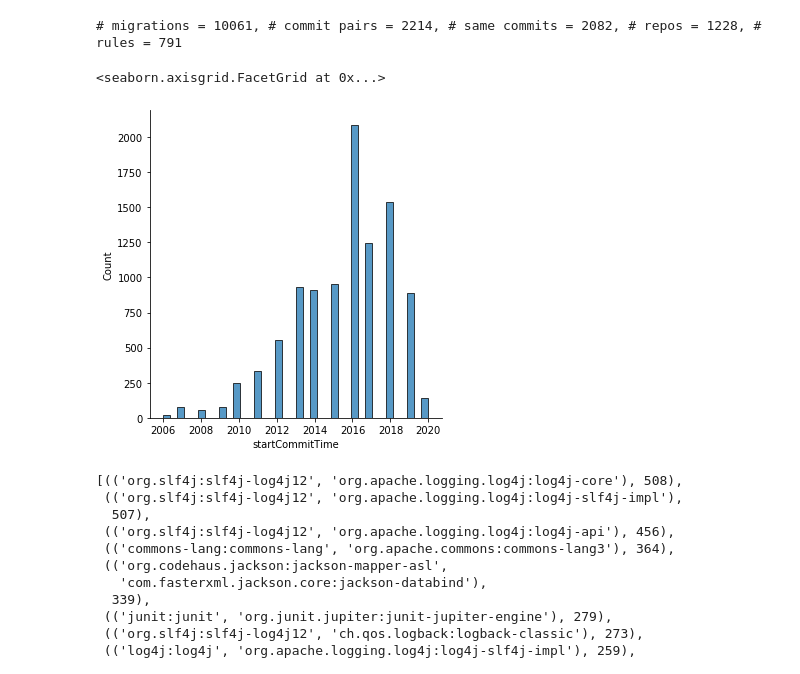
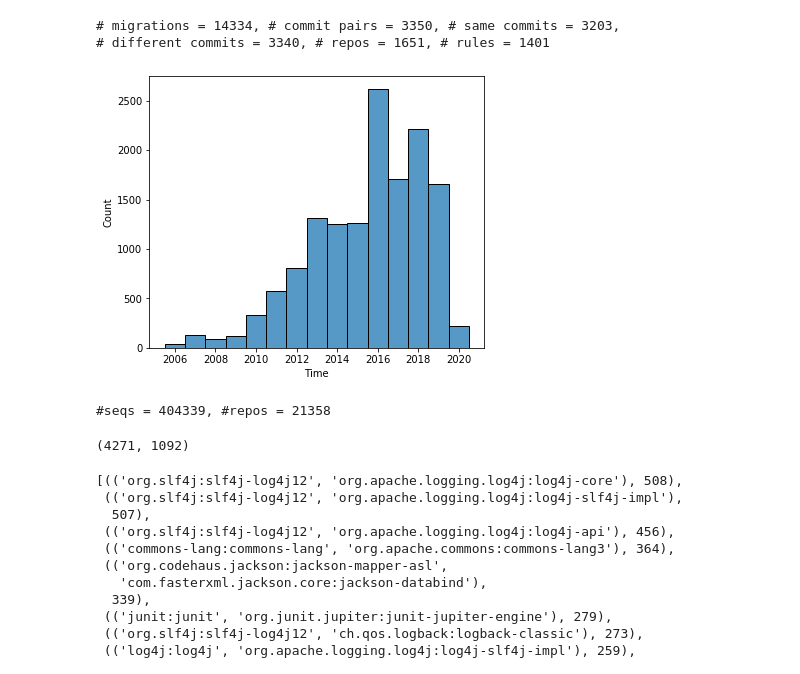
Before and after one commit to hehao98/MigrationHelper, a Jupyter notebook: evaluation/rq4_confirmed_migration_analysis.ipynb, the cells around one changed output. Saved outputs shown, nothing was run; the diff lists cells and outputs as text; code cells hidden in the pictures.

```diff
--- a/evaluation/rq4_confirmed_migration_analysis.ipynb
+++ b/evaluation/rq4_confirmed_migration_analysis.ipynb
@@ -1,18 +1,35 @@
 # %%
 import pandas as pd
-migrations = pd.read_excel("manual/confirmed-migrations.xlsx", parse_dates=["startCommitTime", "endCommitTime"])
-print("# migrations = {}, # commit pairs = {}, # same commits = {}, # repos = {}, # rules = {}".format(
+migrations = pd.read_excel("manual/confirmed-migrations-extended.xlsx", parse_dates=["startCommitTime", "endCommitTime"])
+print("# migrations = {}, # commit pairs = {}, # same commits = {}, \n# different commits = {}, # repos = {}, # rules = {}".format(
     len(migrations),
     len(set(zip(migrations["startCommit"], migrations["endCommit"]))),
     len([x for x, y in set(zip(migrations["startCommit"], migrations["endCommit"])) if x == y]),
+    len(set(migrations["startCommit"]) | set(migrations["endCommit"])),
     len(set(migrations["repoName"])),
     len(set(zip(migrations["fromLib"], migrations["toLib"])))
 ))
 # %% [output]
-# migrations = 10061, # commit pairs = 2214, # same commits = 2082, # repos = 1228, # rules = 791
+# migrations = 14334, # commit pairs = 3350, # same commits = 3203,
+# different commits = 3340, # repos = 1651, # rules = 1401
 # %%
 import seaborn as sns
-sns.displot(migrations["startCommitTime"].map(lambda x: x.date().year))
+import matplotlib.pyplot as plt
+fig, ax = plt.subplots(1, 1, figsize=(6,5))
+sns.histplot(migrations["startCommitTime"].map(lambda x: x.date().year), discrete=1, ax=ax)
+ax.set_xlabel("Time")
+fig.savefig("pic/timedist.pdf", bbox_inches="tight")
 # %% [output]
-<seaborn.axisgrid.FacetGrid at 0x...>
-[figure, old version]
+[figure, new version]
+# %%
+import pymongo
+db = pymongo.MongoClient("mongodb://migration_helper:HeHMgt2020@da1.eecs.utk.edu:27020/migration_helper"
+                           "?authSource=migration_helper").migration_helper
+repo_names = set()
+seqs = []
+for seq in db.wocDepSeq3.find():
+    repo_names.add(seq["repoName"])
+    seqs.append(seq)
+print("#seqs = {}, #repos = {}".format(len(seqs), len(repo_names)))
+# %% [output]
+#seqs = 404339, #repos = 21358
@@ -19,3 +41,9 @@ sns.displot(migrations["startCommitTime"].map(lambda x: x.date().year))
+# %%
+repo_sorted = sorted(repo2commit.items(), key=lambda x: x[1], reverse=True)
+top20repo = set(x for x, y in repo_sorted[0:int(len(repo_sorted) * 0.2)])
+len(top20repo), len(set(migrations["repoName"]) & top20repo)
+# %% [output]
+(4271, 1092)
 # %%
 from collections import Counter
 sorted(
```
Also changed, not shown: parts of 1 cell of this notebook, 16 other files.
